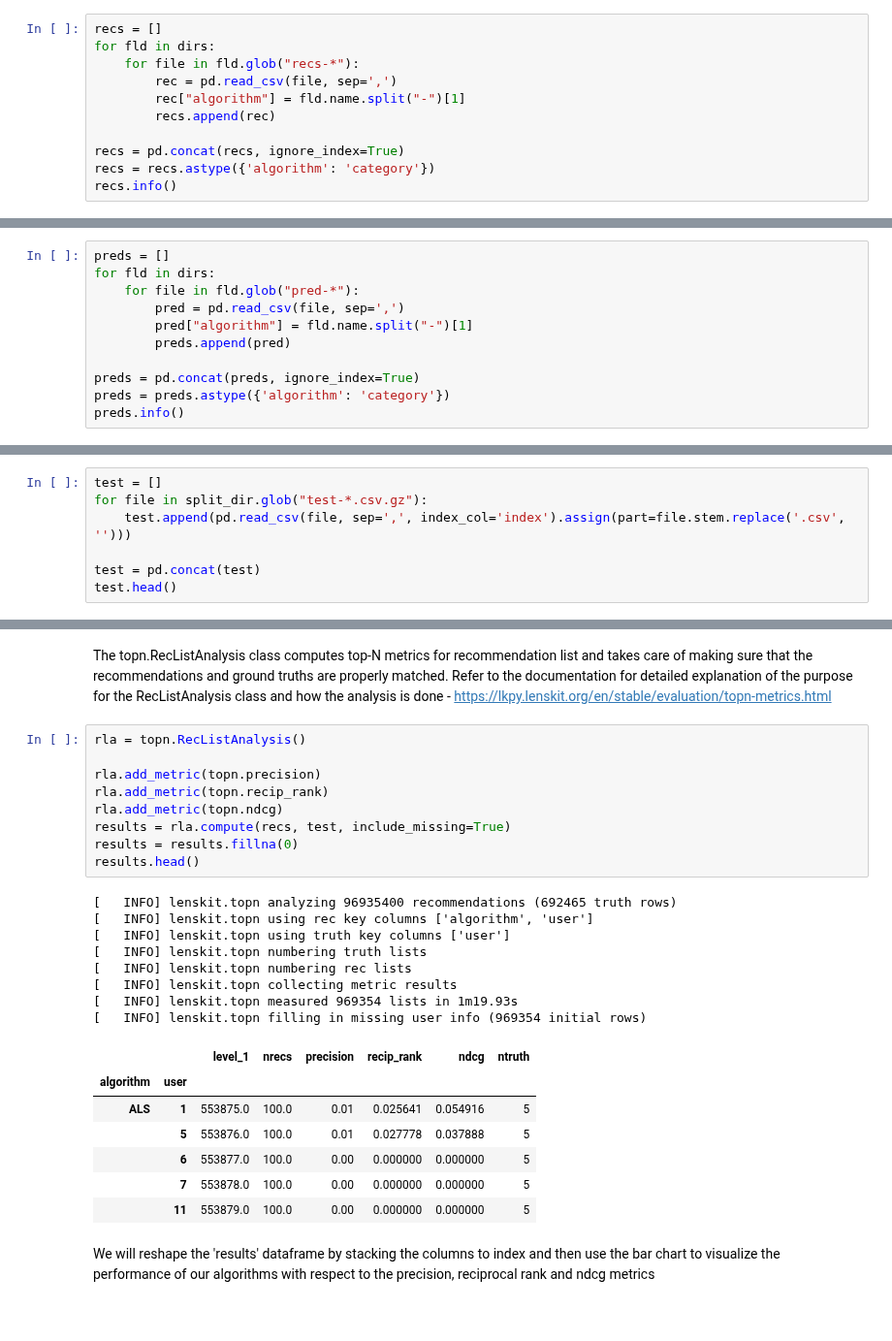
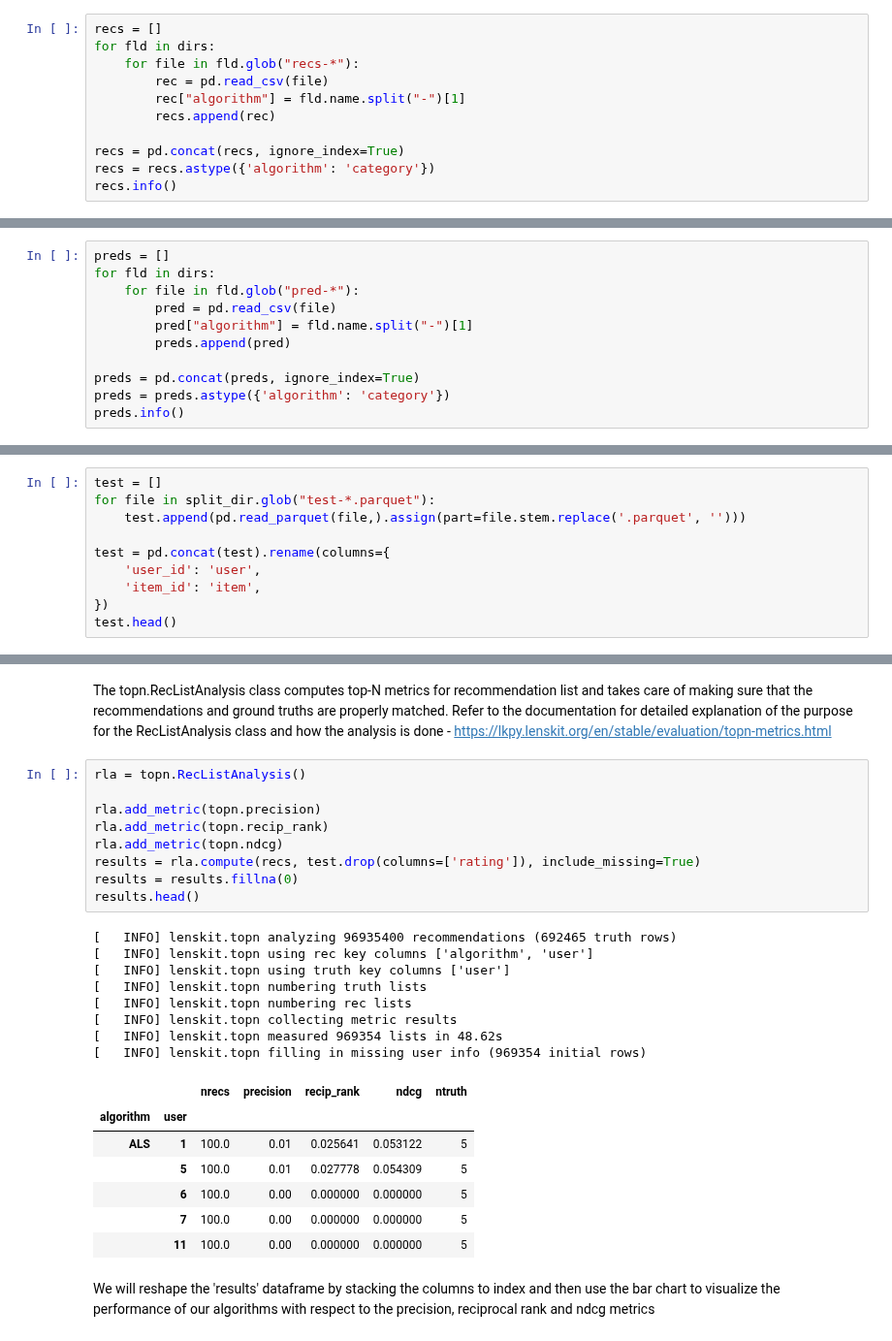
Before and after one commit to lenskit/lk-demo-experiment, a Jupyter notebook: eval-report.ml20m.ipynb, the cells around one changed output, grey strips where cells are left out. Shown at 97% size. Saved outputs shown, nothing was run; the diff lists cells and outputs as text.

```diff
--- a/eval-report.ml20m.ipynb
+++ b/eval-report.ml20m.ipynb
@@ -51,7 +51,7 @@ dirs = [fld for fld in output_root.glob(f'{dataset}-*')]
 recs = []
 for fld in dirs:
     for file in fld.glob("recs-*"):
-        rec = pd.read_csv(file, sep=',')
+        rec = pd.read_csv(file)
         rec["algorithm"] = fld.name.split("-")[1]
         recs.append(rec)
 
@@ -81,7 +81,7 @@ Categories (7, object): ['ALS', 'Bias', 'IALS', 'IIE', 'III', 'Pop', 'UUE']
 preds = []
 for fld in dirs:
     for file in fld.glob("pred-*"):
-        pred = pd.read_csv(file, sep=',')
+        pred = pd.read_csv(file)
         pred["algorithm"] = fld.name.split("-")[1]
         preds.append(pred)
 
@@ -109,10 +109,13 @@ split_root = Path("data-split")
 split_dir = split_root / dataset
 # %%
 test = []
-for file in split_dir.glob("test-*.csv.gz"):
-    test.append(pd.read_csv(file, sep=',', index_col='index').assign(part=file.stem.replace('.csv', '')))
+for file in split_dir.glob("test-*.parquet"):
+    test.append(pd.read_parquet(file,).assign(part=file.stem.replace('.parquet', '')))
 
-test = pd.concat(test)
+test = pd.concat(test).rename(columns={
+    'user_id': 'user',
+    'item_id': 'item',
+})
 test.head()
 # %% [output]
 |  | user | item | rating | timestamp | part |
@@ -129,28 +132,28 @@ The topn.RecListAnalysis class computes top-N metrics for recommendation list an
 # %%
 rla = topn.RecListAnalysis()
 
 rla.add_metric(topn.precision)
 rla.add_metric(topn.recip_rank)
 rla.add_metric(topn.ndcg)
-results = rla.compute(recs, test, include_missing=True)
+results = rla.compute(recs, test.drop(columns=['rating']), include_missing=True)
 results = results.fillna(0)
 results.head()
 # %% [output]
 [   INFO] lenskit.topn analyzing 96935400 recommendations (692465 truth rows)
 [   INFO] lenskit.topn using rec key columns ['algorithm', 'user']
 [   INFO] lenskit.topn using truth key columns ['user']
 [   INFO] lenskit.topn numbering truth lists
 [   INFO] lenskit.topn numbering rec lists
 [   INFO] lenskit.topn collecting metric results
-[   INFO] lenskit.topn measured 969354 lists in 1m19.93s
+[   INFO] lenskit.topn measured 969354 lists in 48.62s
 [   INFO] lenskit.topn filling in missing user info (969354 initial rows)
-|  |  | level_1 | nrecs | precision | recip_rank | ndcg | ntruth |
-| algorithm | user |  |  |  |  |  |  |
-| ALS | 1 | 553875.0 | 100.0 | 0.01 | 0.025641 | 0.054916 | 5 |
-|  | 5 | 553876.0 | 100.0 | 0.01 | 0.027778 | 0.037888 | 5 |
-|  | 6 | 553877.0 | 100.0 | 0.00 | 0.000000 | 0.000000 | 5 |
-|  | 7 | 553878.0 | 100.0 | 0.00 | 0.000000 | 0.000000 | 5 |
-|  | 11 | 553879.0 | 100.0 | 0.00 | 0.000000 | 0.000000 | 5 |
+|  |  | nrecs | precision | recip_rank | ndcg | ntruth |
+| algorithm | user |  |  |  |  |  |
+| ALS | 1 | 100.0 | 0.01 | 0.025641 | 0.053122 | 5 |
+|  | 5 | 100.0 | 0.01 | 0.027778 | 0.054309 | 5 |
+|  | 6 | 100.0 | 0.00 | 0.000000 | 0.000000 | 5 |
+|  | 7 | 100.0 | 0.00 | 0.000000 | 0.000000 | 5 |
+|  | 11 | 100.0 | 0.00 | 0.000000 | 0.000000 | 5 |
 # %% [markdown]
 We will reshape the 'results' dataframe by stacking the columns to index and then use the bar chart to visualize the performance of our algorithms with respect to the precision, reciprocal rank and ndcg metrics
 # %%
```
Also changed, not shown: parts of 26 cells of this notebook, 3 other files.
